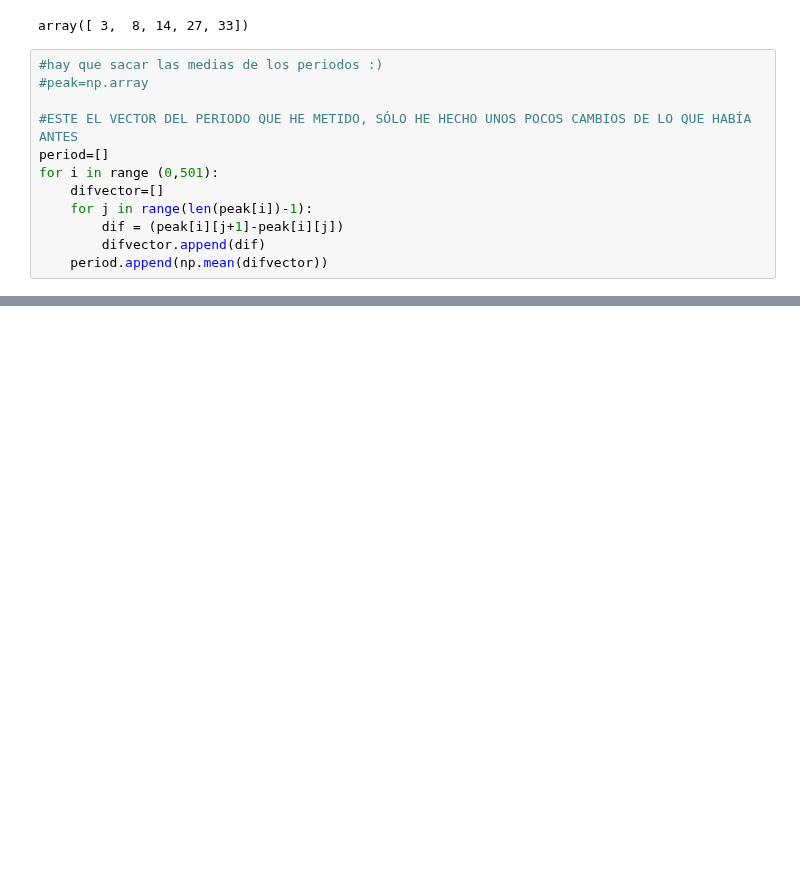
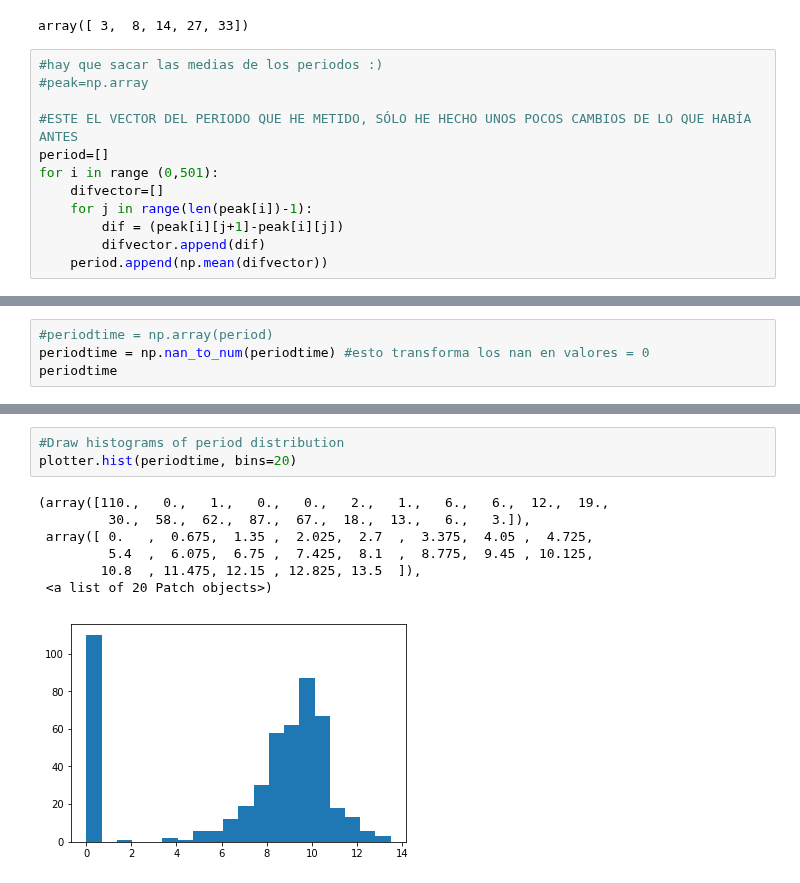
Before and after one commit to agg96/Accelerated_Advanced_Python_weeks3_4, a Jupyter notebook: ANSWERS TO TASK #1.ipynb, the cells around one changed output, grey strips where cells are left out. Drawn from its saved outputs; the diff is of its cells as text; blank space fills up the shorter version.

```diff
--- a/ANSWERS TO TASK #1.ipynb
+++ b/ANSWERS TO TASK #1.ipynb
@@ -156,0 +178,4 @@ period
+# %%
+#periodtime = np.array(period)
+periodtime = np.nan_to_num(periodtime) #esto transforma los nan en valores = 0
+periodtime
@@ -156,0 +200,11 @@ period
+# %%
+#Draw histograms of period distribution
+plotter.hist(periodtime, bins=20)
+# %% [output]
+(array([110.,   0.,   1.,   0.,   0.,   2.,   1.,   6.,   6.,  12.,  19.,
+         30.,  58.,  62.,  87.,  67.,  18.,  13.,   6.,   3.]),
+ array([ 0.   ,  0.675,  1.35 ,  2.025,  2.7  ,  3.375,  4.05 ,  4.725,
+         5.4  ,  6.075,  6.75 ,  7.425,  8.1  ,  8.775,  9.45 , 10.125,
+        10.8  , 11.475, 12.15 , 12.825, 13.5  ]),
+ <a list of 20 Patch objects>)
+[figure, added]
```
Also changed, not shown: parts of 6 cells of this notebook.
